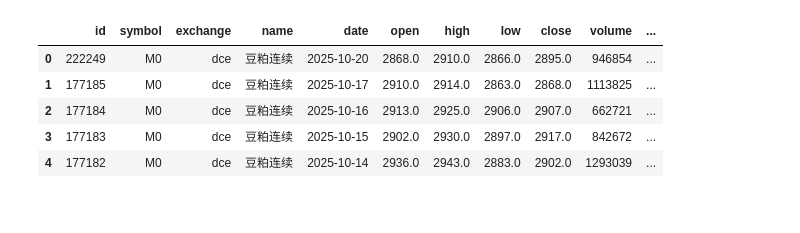
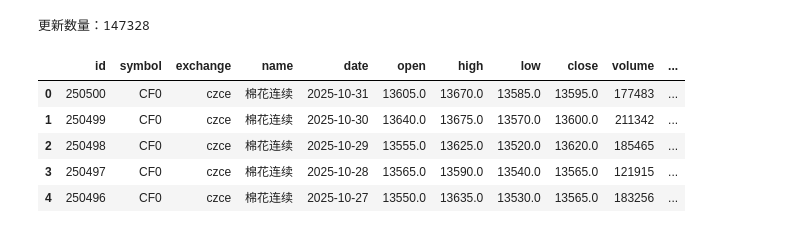
Before and after one commit to hongyouqin/futures_trading_system, a Jupyter notebook: indicator.ipynb, the cells around one changed output. Cells and saved outputs as stored; diff of their text form; code cells hidden in the pictures.

```diff
--- a/indicator.ipynb
+++ b/indicator.ipynb
@@ -6,14 +8,18 @@ import backtrader as bt
+# %%
+update_number = fdm.update_all_main_contracts_data(start_date = '20150101')
+print(f"更新数量：{update_number}")
+# %% [output]
+更新数量：147328
 # %%
-fdm = FuturesDataManager()
-data_df = fdm.query_data(symbol='M0', start_date='2024-01-01', end_date='2025-12-31')
+data_df = fdm.query_data(symbol='CF0', start_date='2024-01-01', end_date='2025-12-31')
 data_df.head()
 # %% [output]
 |  | id | symbol | exchange | name | date | open | high | low | close | volume | ... |
-| 0 | 222249 | M0 | dce | 豆粕连续 | 2025-10-20 | 2868.0 | 2910.0 | 2866.0 | 2895.0 | 946854 | ... |
-| 1 | 177185 | M0 | dce | 豆粕连续 | 2025-10-17 | 2910.0 | 2914.0 | 2863.0 | 2868.0 | 1113825 | ... |
-| 2 | 177184 | M0 | dce | 豆粕连续 | 2025-10-16 | 2913.0 | 2925.0 | 2906.0 | 2907.0 | 662721 | ... |
-| 3 | 177183 | M0 | dce | 豆粕连续 | 2025-10-15 | 2902.0 | 2930.0 | 2897.0 | 2917.0 | 842672 | ... |
-| 4 | 177182 | M0 | dce | 豆粕连续 | 2025-10-14 | 2936.0 | 2943.0 | 2883.0 | 2902.0 | 1293039 | ... |
+| 0 | 250500 | CF0 | czce | 棉花连续 | 2025-10-31 | 13605.0 | 13670.0 | 13585.0 | 13595.0 | 177483 | ... |
+| 1 | 250499 | CF0 | czce | 棉花连续 | 2025-10-30 | 13640.0 | 13675.0 | 13570.0 | 13600.0 | 211342 | ... |
+| 2 | 250498 | CF0 | czce | 棉花连续 | 2025-10-29 | 13555.0 | 13625.0 | 13520.0 | 13620.0 | 185465 | ... |
+| 3 | 250497 | CF0 | czce | 棉花连续 | 2025-10-28 | 13565.0 | 13590.0 | 13540.0 | 13565.0 | 121915 | ... |
+| 4 | 250496 | CF0 | czce | 棉花连续 | 2025-10-27 | 13550.0 | 13635.0 | 13530.0 | 13565.0 | 183256 | ... |
 # %%
 class TestStrategy(bt.Strategy):
     def __init__(self):
```
Also changed, not shown: parts of 3 cells of this notebook, 13 other files.
